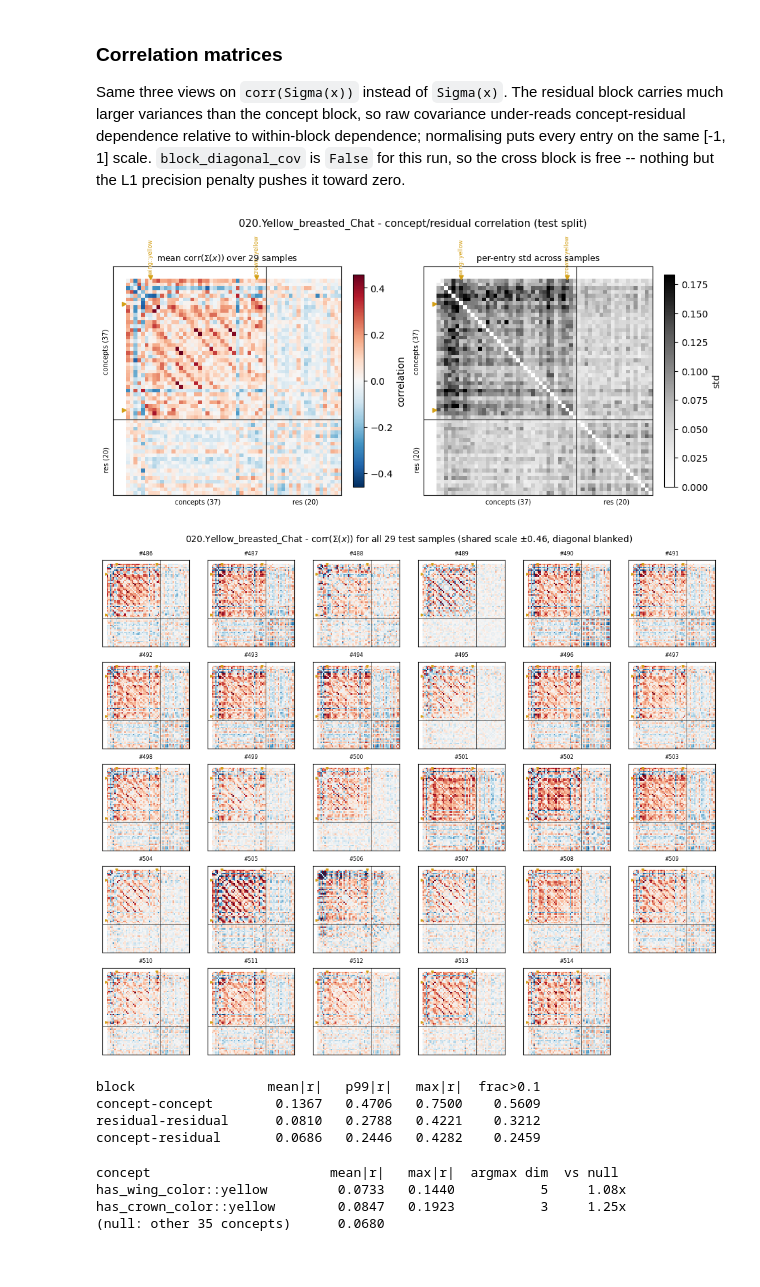
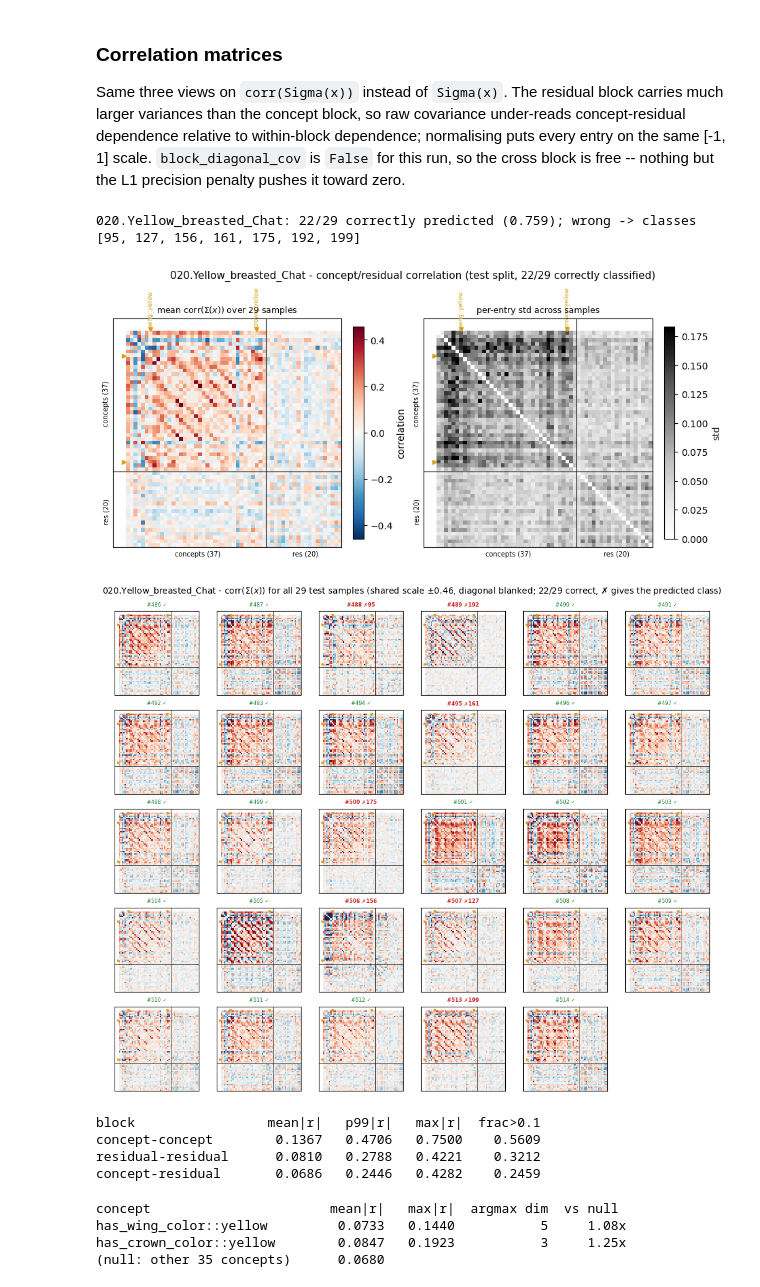
Before and after one commit to stephenmarcou/SCBM_implementation, a Jupyter notebook: CUB_analysis.ipynb, the cells around one changed output. Drawn from its saved outputs; the diff is of its cells as text; code cells hidden in the pictures.

```diff
--- a/CUB_analysis.ipynb
+++ b/CUB_analysis.ipynb
@@ -1328,6 +1328,16 @@ diag = np.eye(N_C + N_R, dtype=bool)
 vc = np.percentile(np.abs(corr[:, off]), 99.5)
 cmap = plt.get_cmap("RdBu_r").copy()
 cmap.set_bad("#f0f0f0")                                 # masked diagonal
+
+# ---- was the task prediction right for each of this class's samples? ----
+# y_pred.pt is log(mean_m softmax(...)) -- log-probabilities, so argmax is the
+# predicted class directly.
+y_pred_log = torch.load(f"{RUN}/test/y_pred.pt", map_location="cpu").numpy()
+pred_cls = y_pred_log.argmax(1)[rows]
+ok = pred_cls == y[rows]
+OK_C, BAD_C = "#1a7f37", "#c62828"
+print(f"{CLASS_NAME}: {ok.sum()}/{len(rows)} correctly predicted "
+      f"({ok.mean():.3f}); wrong -> classes {sorted(set(pred_cls[~ok].tolist()))}")
 
 
 def no_diag(a):
@@ -1352,46 +1362,52 @@ fig.colorbar(im2, ax=axes[1], fraction=.046, label="std")
 
 for ax in axes:
     blocks(ax, names=True)
-fig.suptitle(f"{CLASS_NAME} - concept/residual correlation (test split)", fontsize=11)
+fig.suptitle(f"{CLASS_NAME} - concept/residual correlation (test split, "
+             f"{ok.sum()}/{len(rows)} correctly classified)", fontsize=11)
 fig.savefig(f"{OUT}/corr_{CLASS_NAME}_mean.png", dpi=170)
 plt.show()
 
 # ---- every sample, shared colour scale ----------------------------------
 fig, axes = plt.subplots(nrow, ncol, figsize=(1.65 * ncol, 1.65 * nrow),
                          constrained_layout=True)
 for i, ax in enumerate(axes.ravel()):
     if i >= n:
         ax.axis("off")
         continue
     ax.imshow(no_diag(corr[i]), cmap=cmap, vmin=-vc, vmax=vc, interpolation="nearest")
     blocks(ax, lw=.5)
     ax.set_xticks([]); ax.set_yticks([])
-    ax.set_title(f"#{rows[i]}", fontsize=6)
+    # Green check = task head got the class right; red cross names what it said instead.
+    ax.set_title(f"#{rows[i]} " + ("\u2713" if ok[i] else f"\u2717{pred_cls[i]}"),
+                 fontsize=6, color=OK_C if ok[i] else BAD_C,
+                 fontweight="normal" if ok[i] else "bold")
 fig.suptitle(f"{CLASS_NAME} - corr($\\Sigma(x)$) for all {n} test samples "
-             f"(shared scale $\\pm${vc:.2f}, diagonal blanked)", fontsize=10)
+             f"(shared scale $\\pm${vc:.2f}, diagonal blanked; "
+             f"{ok.sum()}/{n} correct, \u2717 gives the predicted class)", fontsize=10)
 fig.savefig(f"{OUT}/corr_{CLASS_NAME}_all_samples.png", dpi=170)
 plt.show()
 
 # ---- block-wise summary -------------------------------------------------
 # The concept-residual block is the one that matters for the leakage question:
 # block_diagonal_cov=False, so nothing forces it to zero.
 blk = {
     "concept-concept": corr[:, :N_C, :N_C][:, ~np.eye(N_C, dtype=bool)],
     "residual-residual": corr[:, N_C:, N_C:][:, ~np.eye(N_R, dtype=bool)],
     "concept-residual": corr[:, :N_C, N_C:].reshape(n, -1),
 }
 print(f"{'block':<20}{'mean|r|':>9}{'p99|r|':>9}{'max|r|':>9}{'frac>0.1':>10}")
 for name, a in blk.items():
     a = np.abs(a)
     print(f"{name:<20}{a.mean():>9.4f}{np.percentile(a, 99):>9.4f}"
           f"{a.max():>9.4f}{(a > 0.1).mean():>10.4f}")
 # %% [output]
+020.Yellow_breasted_Chat: 22/29 correctly predicted (0.759); wrong -> classes [95, 127, 156, 161, 175, 192, 199]
-[figure, old version]
+[figure, new version]
-[figure, old version]
+[figure, new version]
-block                 mean|r|   p99|r|   max|r|  frac>0.1
-concept-concept        0.1367   0.4706   0.7500    0.5609
-residual-residual      0.0810   0.2788   0.4221    0.3212
-concept-residual       0.0686   0.2446   0.4282    0.2459
+block                 mean|r|   p99|r|   max|r|  frac>0.1
+concept-concept        0.1367   0.4706   0.7500    0.5609
+residual-residual      0.0810   0.2788   0.4221    0.3212
+concept-residual       0.0686   0.2446   0.4282    0.2459
 # %%
 YELLOW_KEPT = {6: "has_wing_color::yellow", 34: "has_crown_color::yellow"}
 other = [c for c in range(N_C) if c not in YELLOW_KEPT]
```
Also changed, not shown: parts of 10 cells of this notebook, 13 other files.
